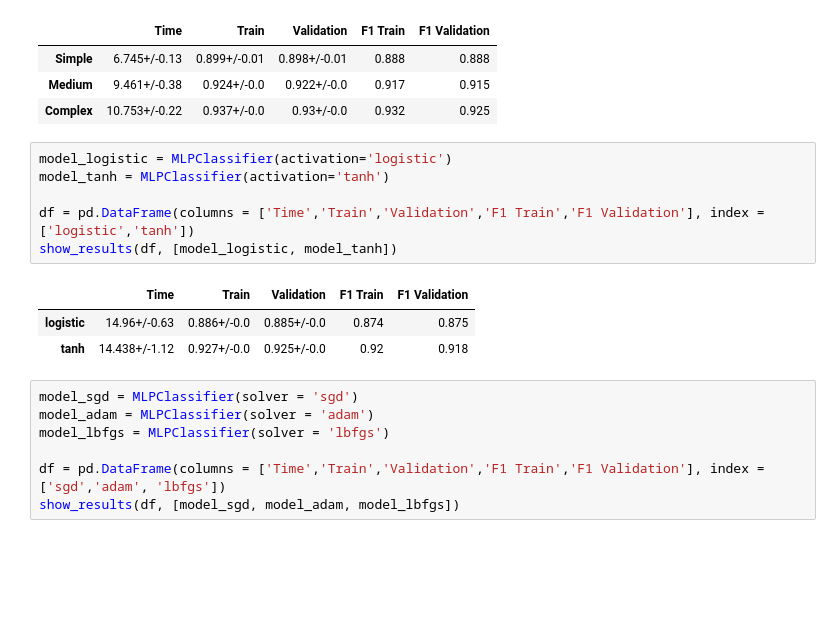
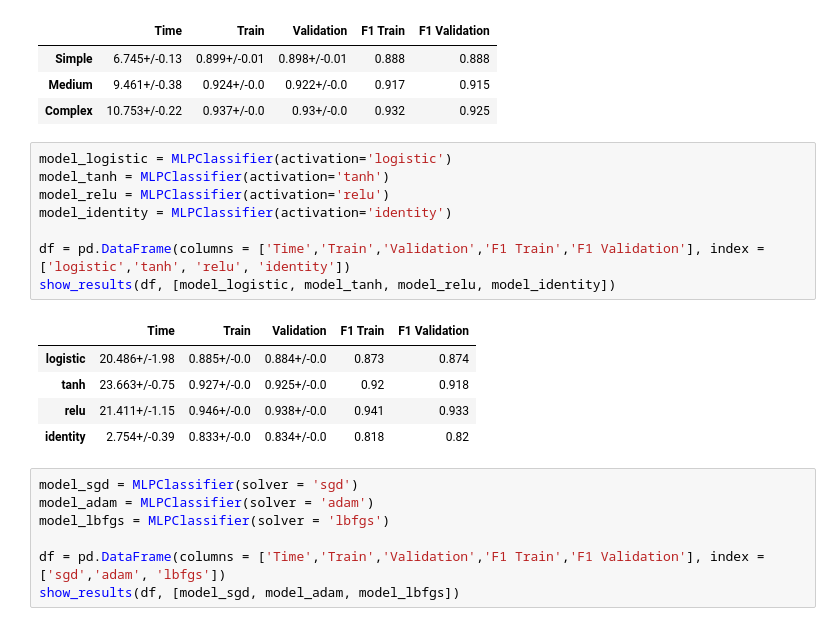
Before and after one commit to Leon209/Project_1-Supervised-Model, a Jupyter notebook: Project 1.ipynb, the cells around one changed output. Drawn from its saved outputs; the diff is of its cells as text; blank space fills up the shorter version.

```diff
--- a/Project 1.ipynb
+++ b/Project 1.ipynb
@@ -871,13 +750,17 @@ show_results(df, [model_simple, model_medium, model_complex])
 # %%
 model_logistic = MLPClassifier(activation='logistic')
 model_tanh = MLPClassifier(activation='tanh')
+model_relu = MLPClassifier(activation='relu')
+model_identity = MLPClassifier(activation='identity')
 
-df = pd.DataFrame(columns = ['Time','Train','Validation','F1 Train','F1 Validation'], index = ['logistic','tanh'])
-show_results(df, [model_logistic, model_tanh])
+df = pd.DataFrame(columns = ['Time','Train','Validation','F1 Train','F1 Validation'], index = ['logistic','tanh', 'relu', 'identity'])
+show_results(df, [model_logistic, model_tanh, model_relu, model_identity])
 # %% [output]
 |  | Time | Train | Validation | F1 Train | F1 Validation |
-| logistic | 14.96+/-0.63 | 0.886+/-0.0 | 0.885+/-0.0 | 0.874 | 0.875 |
-| tanh | 14.438+/-1.12 | 0.927+/-0.0 | 0.925+/-0.0 | 0.92 | 0.918 |
+| logistic | 20.486+/-1.98 | 0.885+/-0.0 | 0.884+/-0.0 | 0.873 | 0.874 |
+| tanh | 23.663+/-0.75 | 0.927+/-0.0 | 0.925+/-0.0 | 0.92 | 0.918 |
+| relu | 21.411+/-1.15 | 0.946+/-0.0 | 0.938+/-0.0 | 0.941 | 0.933 |
+| identity | 2.754+/-0.39 | 0.833+/-0.0 | 0.834+/-0.0 | 0.818 | 0.82 |
 # %%
 model_sgd = MLPClassifier(solver = 'sgd')
 model_adam = MLPClassifier(solver = 'adam')
```
Also changed, not shown: parts of 47 cells of this notebook.
